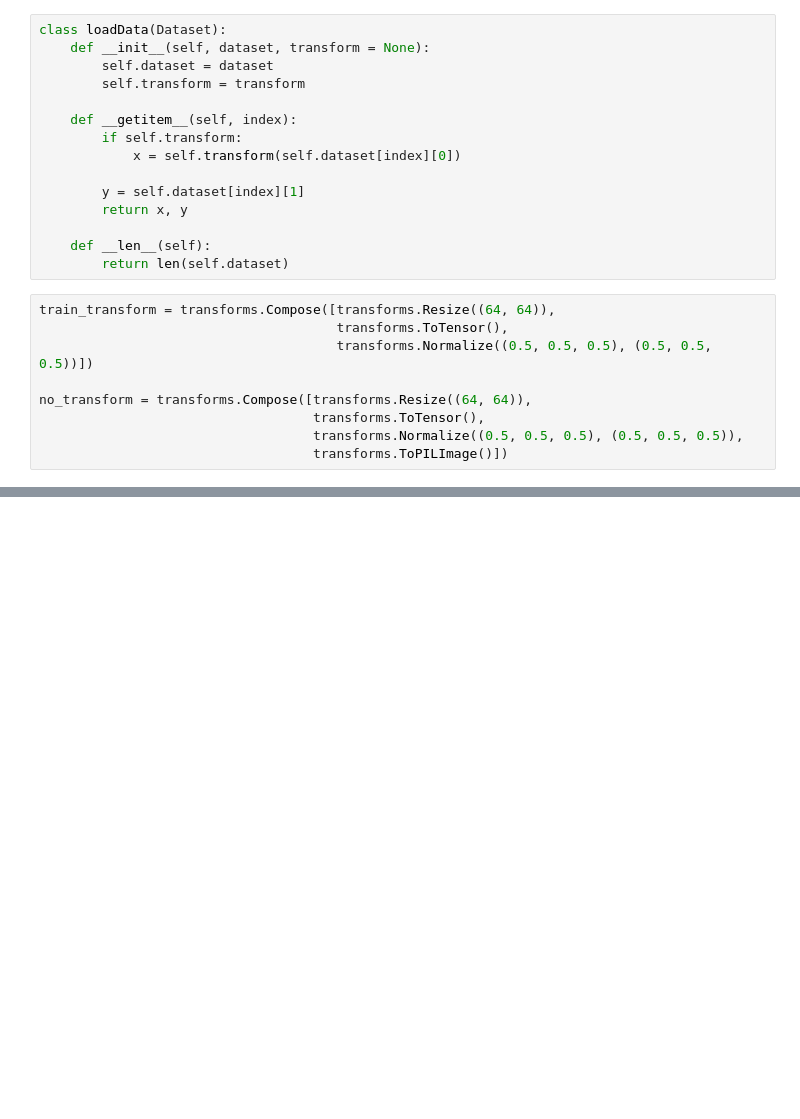
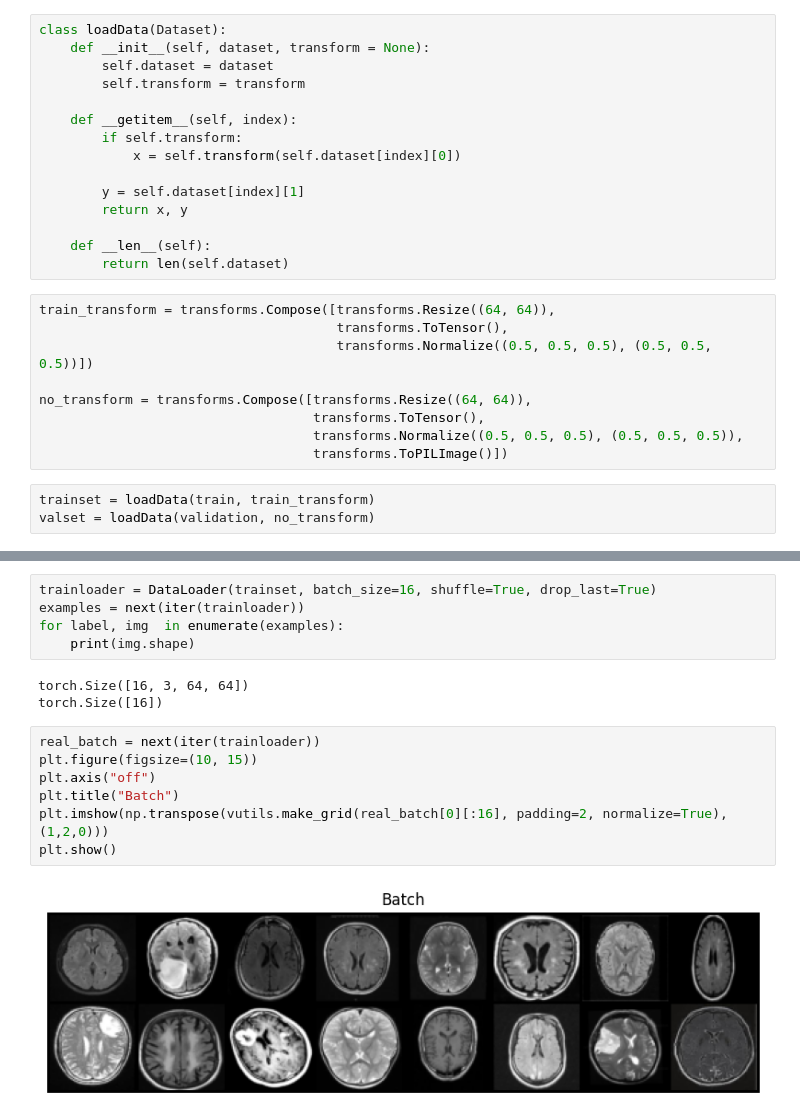
Before and after one commit to BRIAN12682/Automation-Projects, a Jupyter notebook: Brain_Tumour_Detection.ipynb, the cells around one changed output, grey strips where cells are left out. Cells and saved outputs as stored; diff of their text form; blank space fills up the shorter version.

```diff
--- a/Brain_Tumour_Detection.ipynb
+++ b/Brain_Tumour_Detection.ipynb
@@ -154,3 +154,6 @@ no_transform = transforms.Compose([transforms.Resize((64, 64)),
                                    transforms.ToTensor(),
                                    transforms.Normalize((0.5, 0.5, 0.5), (0.5, 0.5, 0.5)),
                                    transforms.ToPILImage()])
+# %%
+trainset = loadData(train, train_transform)
+valset = loadData(validation, no_transform)
@@ -156,0 +169,17 @@ no_transform = transforms.Compose([transforms.Resize((64, 64)),
+# %%
+trainloader = DataLoader(trainset, batch_size=16, shuffle=True, drop_last=True)
+examples = next(iter(trainloader))
+for label, img  in enumerate(examples):
+    print(img.shape)
+# %% [output]
+torch.Size([16, 3, 64, 64])
+torch.Size([16])
+# %%
+real_batch = next(iter(trainloader))
+plt.figure(figsize=(10, 15))
+plt.axis("off")
+plt.title("Batch")
+plt.imshow(np.transpose(vutils.make_grid(real_batch[0][:16], padding=2, normalize=True),(1,2,0)))
+plt.show()
+# %% [output]
+[figure, added]
```
Also changed, not shown: parts of 14 cells of this notebook.
